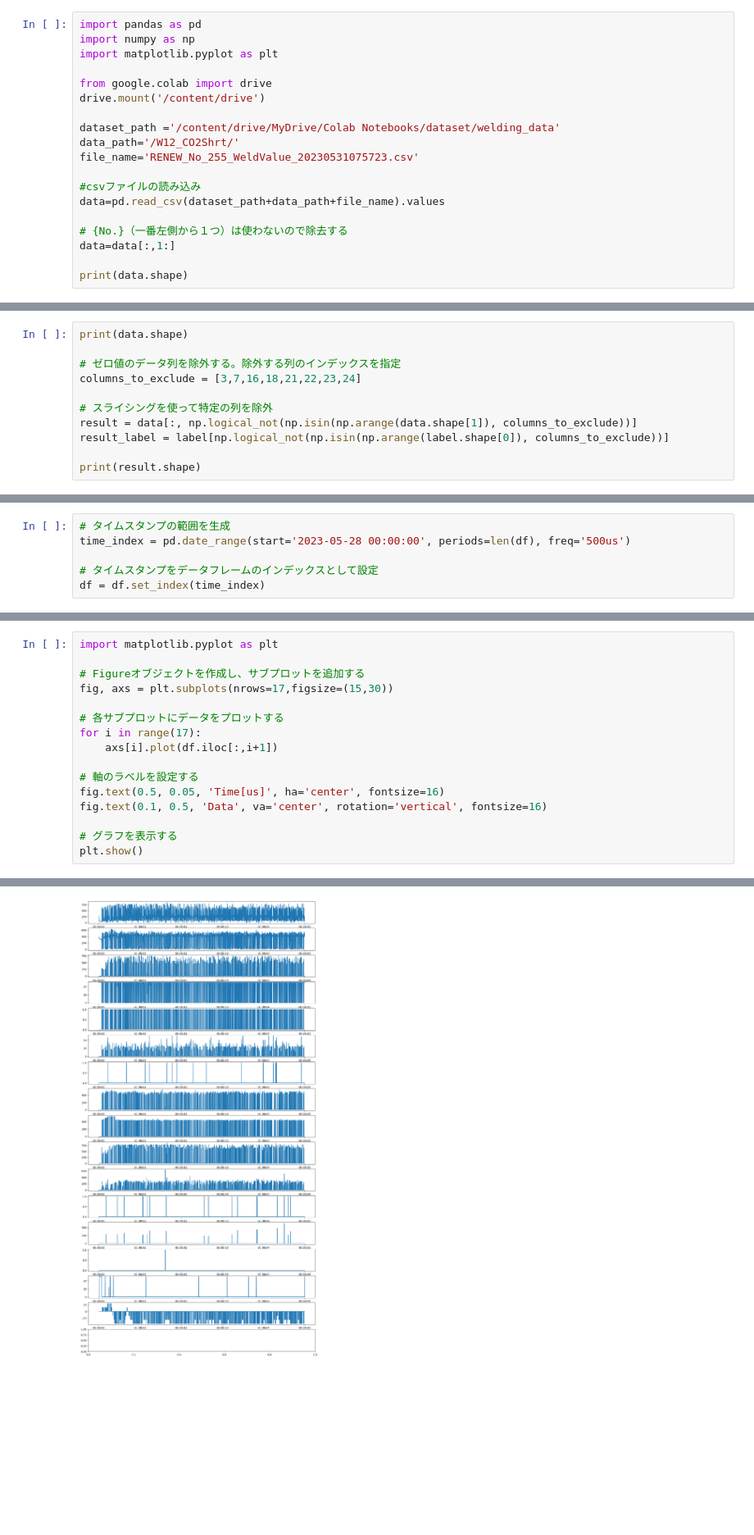
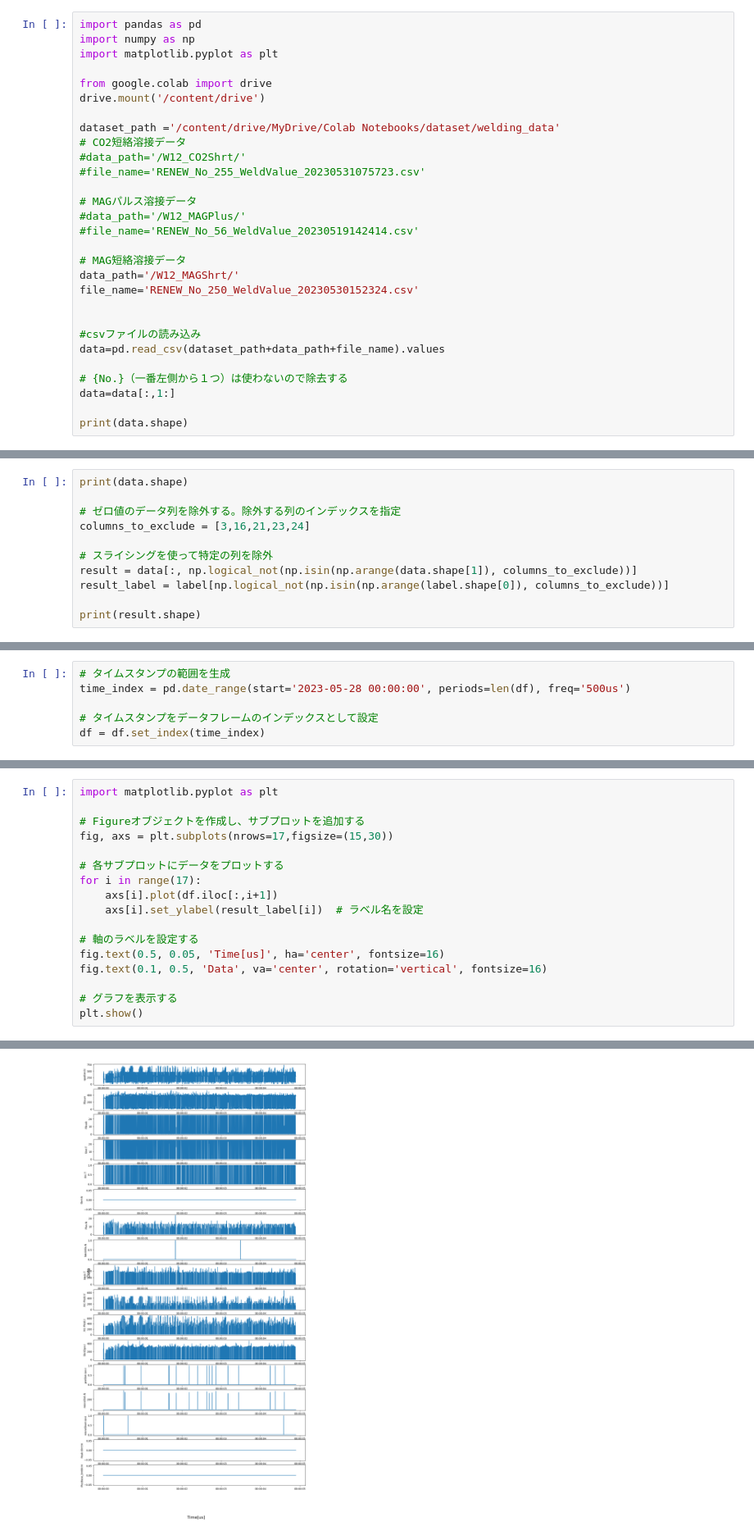
Before and after one commit to MatsuKoou/keras_Fukushima, a Jupyter notebook: LSTM_try04-6.ipynb, the cells around one changed output, grey strips where cells are left out. Shown at 82% size. Saved outputs shown, nothing was run; the diff lists cells and outputs as text; blank space fills up the shorter version.

```diff
--- a/LSTM_try04-6.ipynb
+++ b/LSTM_try04-6.ipynb
@@ -39,8 +39,18 @@ from google.colab import drive
 drive.mount('/content/drive')
 
 dataset_path ='/content/drive/MyDrive/Colab Notebooks/dataset/welding_data'
-data_path='/W12_CO2Shrt/'
-file_name='RENEW_No_255_WeldValue_20230531075723.csv'
+# CO2短絡溶接データ
+#data_path='/W12_CO2Shrt/'
+#file_name='RENEW_No_255_WeldValue_20230531075723.csv'
+
+# MAGパルス溶接データ
+#data_path='/W12_MAGPlus/'
+#file_name='RENEW_No_56_WeldValue_20230519142414.csv'
+
+# MAG短絡溶接データ
+data_path='/W12_MAGShrt/'
+file_name='RENEW_No_250_WeldValue_20230530152324.csv'
+
 
 #csvファイルの読み込み
 data=pd.read_csv(dataset_path+data_path+file_name).values
@@ -109,7 +121,7 @@ name:ArcCut:T,Plus:N,Abnrml_ShrtOpn:N,PlusBase_brnbk:N,1cyc_corrV,1cyc-corrT,1cy
 print(data.shape)
 
 # ゼロ値のデータ列を除外する。除外する列のインデックスを指定
-columns_to_exclude = [3,7,16,18,21,22,23,24]
+columns_to_exclude = [3,16,21,23,24]
 
 # スライシングを使って特定の列を除外
 result = data[:, np.logical_not(np.isin(np.arange(data.shape[1]), columns_to_exclude))]
@@ -217,6 +232,7 @@ fig, axs = plt.subplots(nrows=17,figsize=(15,30))
 # 各サブプロットにデータをプロットする
 for i in range(17):
     axs[i].plot(df.iloc[:,i+1])
+    axs[i].set_ylabel(result_label[i])  # ラベル名を設定
 
 # 軸のラベルを設定する
 fig.text(0.5, 0.05, 'Time[us]', ha='center', fontsize=16)
@@ -229,3 +244,3 @@ IndexError: ignored
-[figure, old version]
+[figure, new version]
 # %%
 # 6msごとにダウンサンプリング
```
Also changed, not shown: parts of 27 cells of this notebook.
